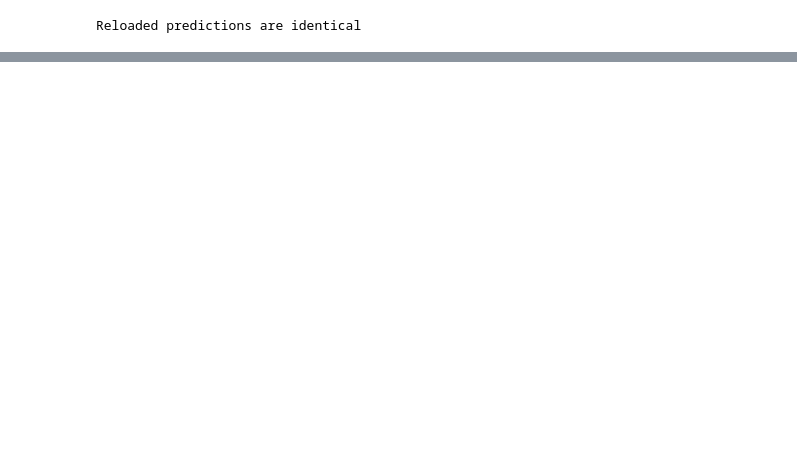
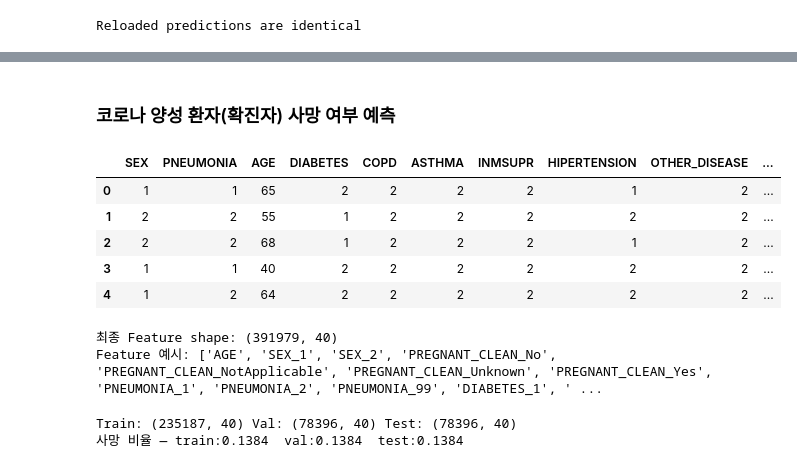
Before and after one commit to hhjhhjh/COVID-19-Machine-Learning, a Jupyter notebook: notebooks/modeling_lgbm.ipynb, the cells around one changed output, grey strips where cells are left out. Cells and saved outputs as stored; diff of their text form; code cells hidden in the pictures; blank space fills up the shorter version.

```diff
--- a/notebooks/modeling_lgbm.ipynb
+++ b/notebooks/modeling_lgbm.ipynb
@@ -470,0 +612,35 @@ plot_cm(y_test, test_prob, best_thresh, f"Test Confusion Matrix @{best_thresh:.2
+# %% [markdown]
+### 코로나 양성 환자(확진자) 사망 여부 예측
+# %%
+import pandas as pd
+df = pd.read_csv('/Users/hwangjeonghyun/COVID-19-Machine-Learning/data/processed/covid_preprocessed_positive_patients.csv')
+# %%
+df.head()
+# %% [output]
+|  | SEX | PNEUMONIA | AGE | DIABETES | COPD | ASTHMA | INMSUPR | HIPERTENSION | OTHER_DISEASE | ... |
+| 0 | 1 | 1 | 65 | 2 | 2 | 2 | 2 | 1 | 2 | ... |
+| 1 | 2 | 2 | 55 | 1 | 2 | 2 | 2 | 2 | 2 | ... |
+| 2 | 2 | 2 | 68 | 1 | 2 | 2 | 2 | 1 | 2 | ... |
+| 3 | 1 | 1 | 40 | 2 | 2 | 2 | 2 | 2 | 2 | ... |
+| 4 | 1 | 2 | 64 | 2 | 2 | 2 | 2 | 2 | 2 | ... |
+# %%
+# 범주형/수치형 컬럼 정의 (확진자만이므로 CLASIFFICATION_FINAL 제외)
+categorical_cols = [
+    "SEX","PREGNANT_CLEAN","PNEUMONIA","DIABETES","COPD","ASTHMA","INMSUPR",
+    "HIPERTENSION","OTHER_DISEASE","CARDIOVASCULAR","OBESITY",
+    "RENAL_CHRONIC","TOBACCO"
+]
+numeric_cols = ["AGE"]
+
+# X/y 분리
+y = df["DEATH"]
+X = df.drop(columns=["DEATH", "CLASIFFICATION_FINAL"], errors="ignore")
+
+# 원-핫 인코딩
+X = pd.get_dummies(X, columns=categorical_cols, drop_first=False)
+
+print("최종 Feature shape:", X.shape)
+print("Feature 예시:", X.columns[:50].tolist())
+# %% [output]
+최종 Feature shape: (391979, 40)
+Feature 예시: ['AGE', 'SEX_1', 'SEX_2', 'PREGNANT_CLEAN_No', 'PREGNANT_CLEAN_NotApplicable', 'PREGNANT_CLEAN_Unknown', 'PREGNANT_CLEAN_Yes', 'PNEUMONIA_1', 'PNEUMONIA_2', 'PNEUMONIA_99', 'DIABETES_1', ' ...
@@ -470,0 +664,15 @@ plot_cm(y_test, test_prob, best_thresh, f"Test Confusion Matrix @{best_thresh:.2
+# %%
+# 데이터 6:2:2 분할
+X_train, X_temp, y_train, y_temp = train_test_split(
+    X, y, test_size=0.4, random_state=GLOBAL_RS, stratify=y
+)
+X_val, X_test, y_val, y_test = train_test_split(
+    X_temp, y_temp, test_size=0.5, random_state=GLOBAL_RS, stratify=y_temp
+)
+
+print("Train:", X_train.shape, "Val:", X_val.shape, "Test:", X_test.shape)
+print("사망 비율 — train:{:.4f}  val:{:.4f}  test:{:.4f}".format(
+    np.mean(y_train), np.mean(y_val), np.mean(y_test)))
+# %% [output]
+Train: (235187, 40) Val: (78396, 40) Test: (78396, 40)
+사망 비율 — train:0.1384  val:0.1384  test:0.1384
```
Also changed, not shown: parts of 23 cells of this notebook, 4 other files.
